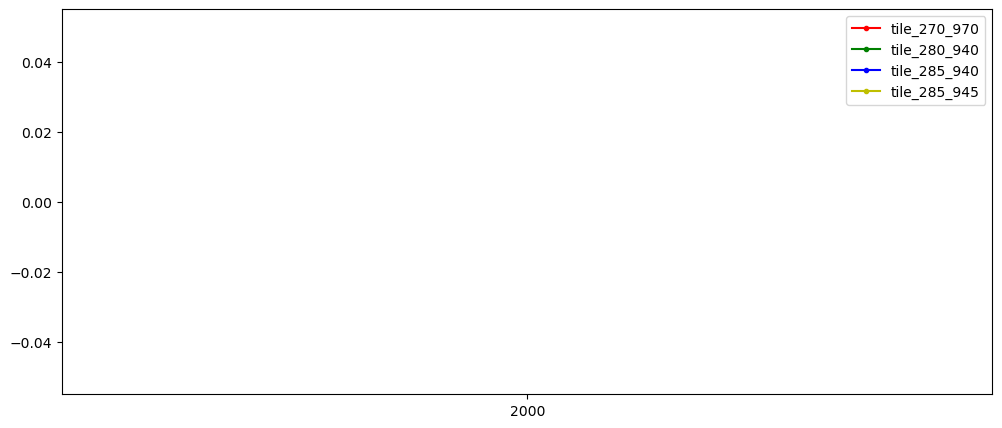
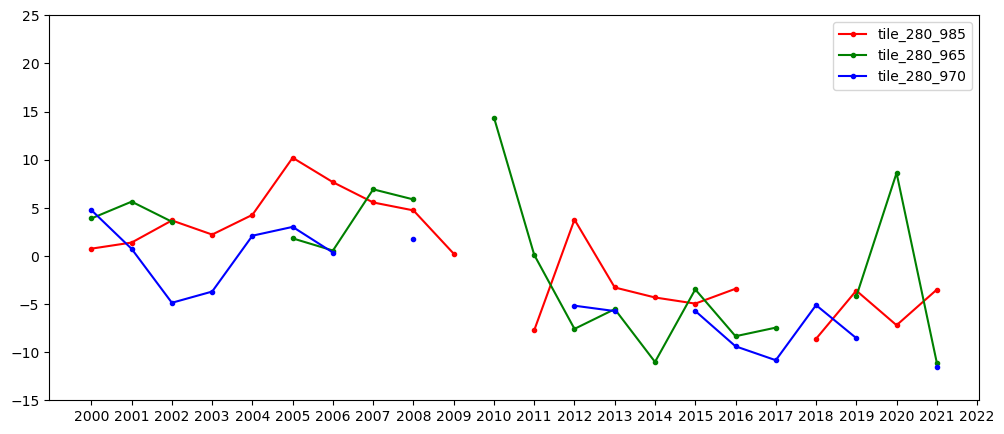
The notebook cell's code change between the first figure and the second:
--- before
+++ after
@@ -1,8 +1,7 @@
-tile_id_1, tile_id_2, tile_id_3, tile_id_4 = tiles_id[2], tiles_id[12], tiles_id[22], tiles_id[23]
+tile_id_1, tile_id_2, tile_id_3, tile_id_4 = tiles_id[21], tiles_id[17], tiles_id[18], tiles_id[23]
 plt.figure(figsize=(12,5))
 plt.plot(years, mean_tiles_glacier_binsWeighted.sel(tiles_id = tile_id_1).values, '.-r', label=tile_id_1)
 plt.plot(years, mean_tiles_glacier_binsWeighted.sel(tiles_id = tile_id_2), '.-g', label=tile_id_2)
 plt.plot(years, mean_tiles_glacier_binsWeighted.sel(tiles_id = tile_id_3), '.-b', label=tile_id_3)
-plt.plot(years, mean_tiles_glacier_binsWeighted.sel(tiles_id = tile_id_4), '.-y', label=tile_id_4)
+plt.ylim(-15,25)
 plt.legend()
-

Commit: new commit